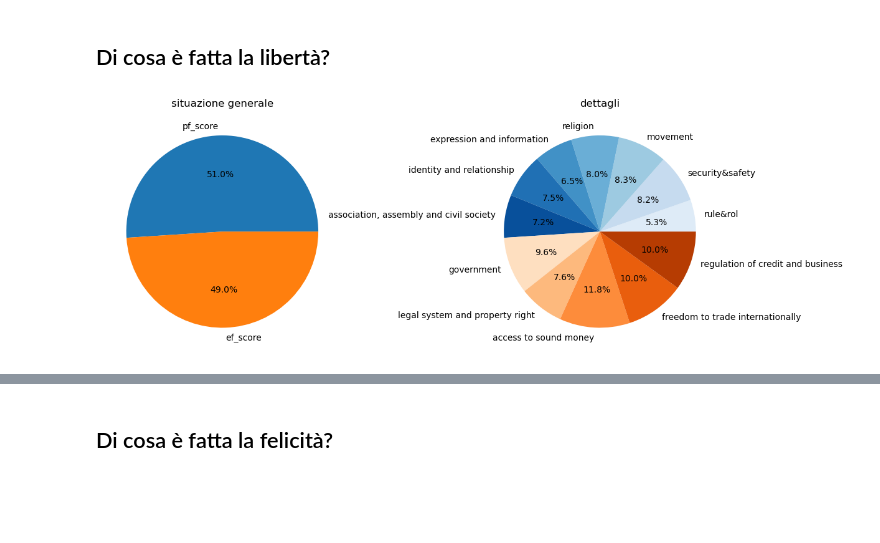
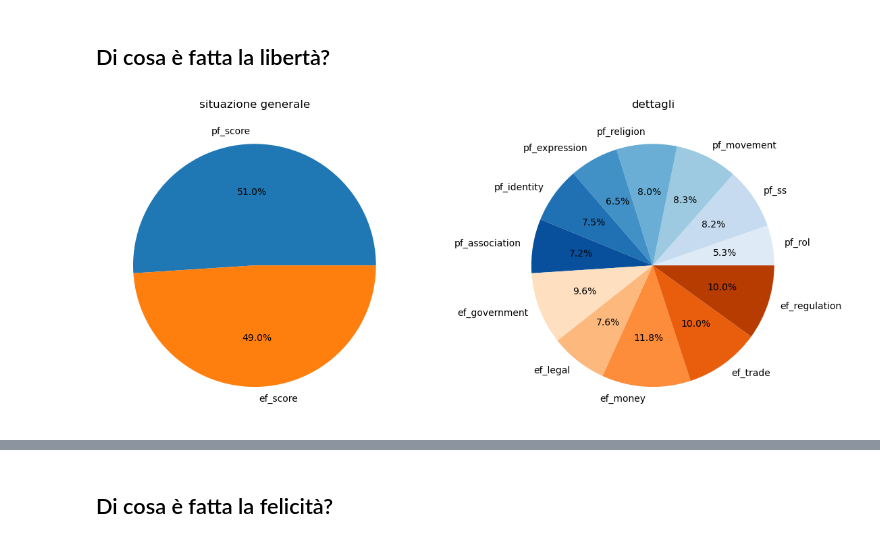
Before and after one commit to lalessia/Happiness-VS-Freedom, a Jupyter notebook: AlessiaProfetaDataVis.ipynb, the cells around one changed output, grey strips where cells are left out. Saved outputs shown, nothing was run; the diff lists cells and outputs as text; code cells hidden in the pictures; blank space fills up the shorter version.

```diff
--- a/AlessiaProfetaDataVis.ipynb
+++ b/AlessiaProfetaDataVis.ipynb
@@ -474,21 +557,21 @@ label_test = ['rule&rol', 'security&safety', 'movement', 'religion', 'expression
 # %%
 principal_labels = freedom_percentage[['pf_score', 'ef_score']].index
 
 plt.figure(figsize=(12, 5))
 
 plt.subplot(1, 2, 1)
 plt.pie(principal_values, labels=principal_labels, autopct='%1.1f%%')
 plt.title('situazione generale')
 
 plt.subplot(1, 2, 2)
-#plt.pie(detail_values, labels=detail_labels, colors=colors , autopct='%1.1f%%')
-plt.pie(detail_values, labels=label_test, colors=colors , autopct='%1.1f%%')
+plt.pie(detail_values, labels=detail_labels, colors=colors , autopct='%1.1f%%')
+#plt.pie(detail_values, labels=label_test, colors=colors , autopct='%1.1f%%')
 plt.title('dettagli')
 
 
 plt.tight_layout()
 # %% [output]
-[figure, old version]
+[figure, new version]
 # %%
 principal_labels = freedom_percentage[['pf_score', 'ef_score']].index
 
```
Also changed, not shown: parts of 55 cells of this notebook, 13 other files.
